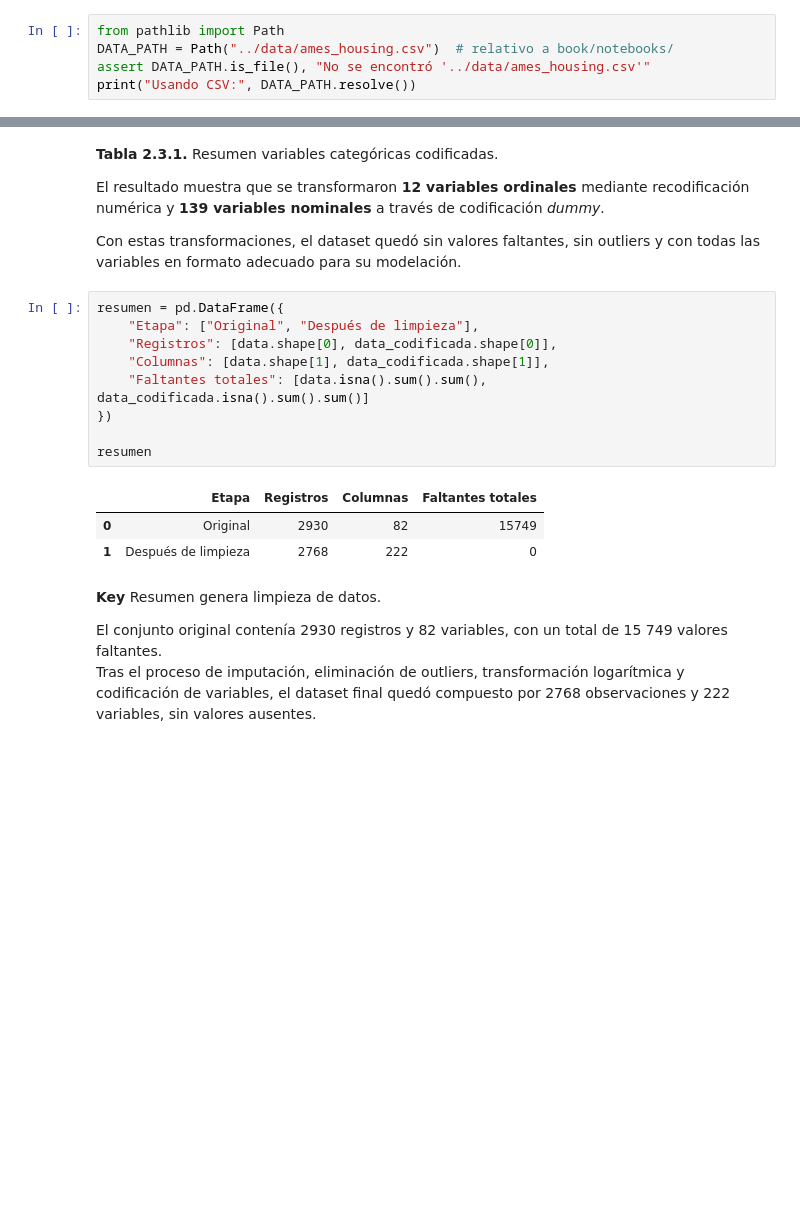
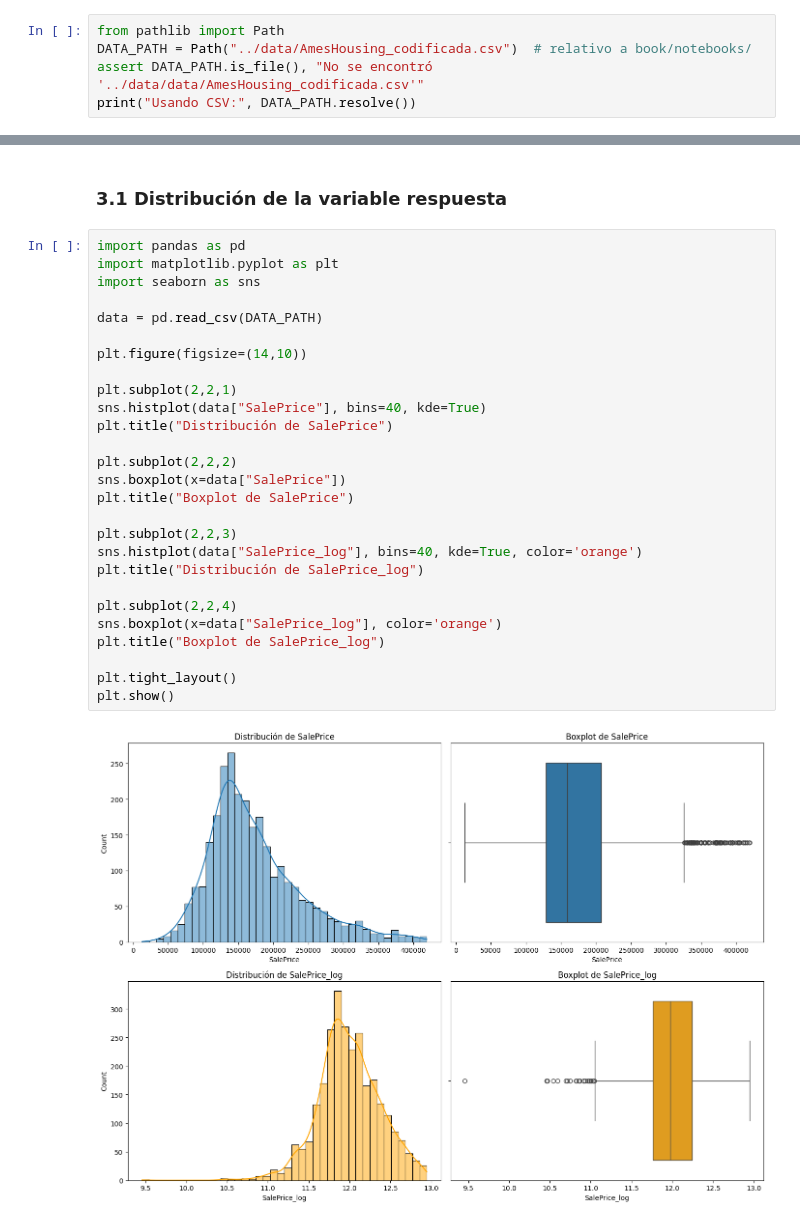
Before and after one commit to Globast/ames-housing-project, a Jupyter notebook: book/_build/jupyter_execute/notebooks/03-eda.ipynb, the cells around one changed output, grey strips where cells are left out. Saved outputs shown, nothing was run; the diff lists cells and outputs as text; blank space fills up the shorter version.

```diff
--- a/book/_build/jupyter_execute/notebooks/03-eda.ipynb
+++ b/book/_build/jupyter_execute/notebooks/03-eda.ipynb
@@ -9,6 +3,6 @@
 # %%
 from pathlib import Path
-DATA_PATH = Path("../data/ames_housing.csv")  # relativo a book/notebooks/
-assert DATA_PATH.is_file(), "No se encontró '../data/ames_housing.csv'"
+DATA_PATH = Path("../data/AmesHousing_codificada.csv")  # relativo a book/notebooks/
+assert DATA_PATH.is_file(), "No se encontró '../data/data/AmesHousing_codificada.csv'"
 print("Usando CSV:", DATA_PATH.resolve())
 # %% [output]
@@ -228,25 +10,31 @@ display(tabla_transformaciones)
-# %% [markdown]
-**Tabla 2.3.1.** Resumen variables categóricas codificadas.
-
-El resultado muestra que se transformaron **12 variables ordinales** mediante recodificación numérica y **139 variables nominales** a través de codificación *dummy*.
-
-Con estas transformaciones, el dataset quedó sin valores faltantes, sin outliers y con todas las variables en formato adecuado para su modelación.
-# %%
-resumen = pd.DataFrame({
-    "Etapa": ["Original", "Después de limpieza"],
-    "Registros": [data.shape[0], data_codificada.shape[0]],
-    "Columnas": [data.shape[1], data_codificada.shape[1]],
-    "Faltantes totales": [data.isna().sum().sum(), data_codificada.isna().sum().sum()]
-})
-
-resumen
-# %% [output]
-|  | Etapa | Registros | Columnas | Faltantes totales |
-| 0 | Original | 2930 | 82 | 15749 |
-| 1 | Después de limpieza | 2768 | 222 | 0 |
-# %% [markdown]
-**Key**
- Resumen genera limpieza de datos.
-
-El conjunto original contenía 2930 registros y 82 variables, con un total de 15 749 valores faltantes.
-Tras el proceso de imputación, eliminación de outliers, transformación logarítmica y codificación de variables, el dataset final quedó compuesto por 2768 observaciones y 222 variables, sin valores ausentes.
+# %% [markdown]
+### 3.1 Distribución de la variable respuesta
+# %%
+import pandas as pd
+import matplotlib.pyplot as plt
+import seaborn as sns
+
+data = pd.read_csv(DATA_PATH)
+
+plt.figure(figsize=(14,10))
+
+plt.subplot(2,2,1)
+sns.histplot(data["SalePrice"], bins=40, kde=True)
+plt.title("Distribución de SalePrice")
+
+plt.subplot(2,2,2)
+sns.boxplot(x=data["SalePrice"])
+plt.title("Boxplot de SalePrice")
+
+plt.subplot(2,2,3)
+sns.histplot(data["SalePrice_log"], bins=40, kde=True, color='orange')
+plt.title("Distribución de SalePrice_log")
+
+plt.subplot(2,2,4)
+sns.boxplot(x=data["SalePrice_log"], color='orange')
+plt.title("Boxplot de SalePrice_log")
+
+plt.tight_layout()
+plt.show()
+# %% [output]
+[figure, added]
```
Also changed, not shown: parts of 28 cells of this notebook, 56 other files.
